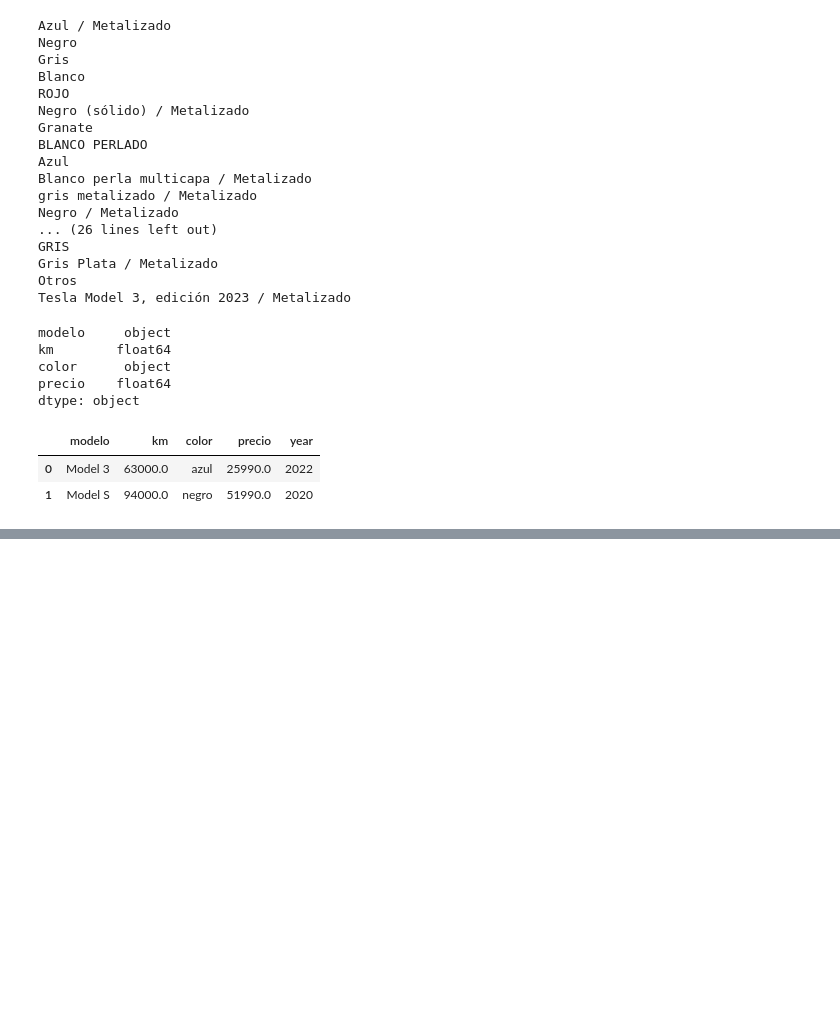
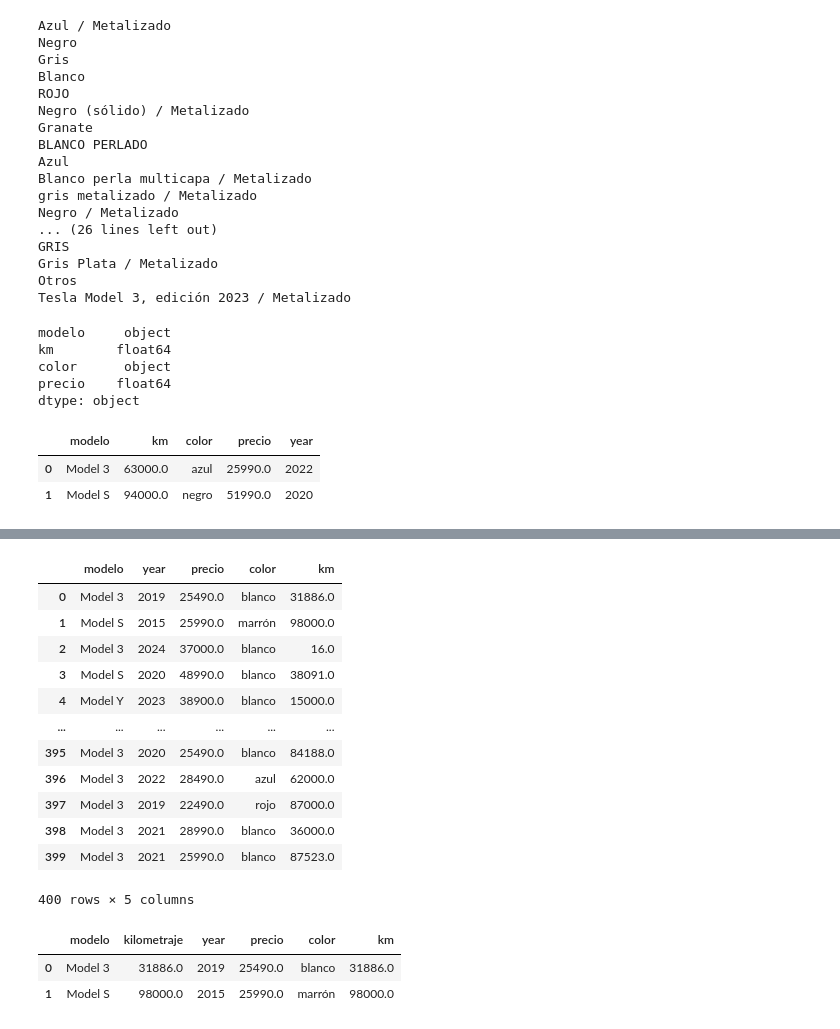
Before and after one commit to ManuelRodrSha/proyecto_tesla, a Jupyter notebook: src/limpiado_datos.ipynb, the cells around one changed output, grey strips where cells are left out. Drawn from its saved outputs; the diff is of its cells as text; code cells hidden in the pictures; blank space fills up the shorter version.

```diff
--- a/src/limpiado_datos.ipynb
+++ b/src/limpiado_datos.ipynb
@@ -236,0 +276,25 @@ df_unido.to_csv("../dataframe/unido_final.csv")
+# %%
+dataframe_autoscout['color'] = dataframe_autoscout['color'].apply(lambda x: "negro" if  "Negro" in x else x)
+dataframe_autoscout['color'] = dataframe_autoscout['color'].apply(lambda x: "marrón"  if "Marrón" in x else x)
+dataframe_autoscout['color'] = dataframe_autoscout['color'].apply(lambda x: "blanco" if "BLANCO" in x else x)
+dataframe_autoscout['color'] = dataframe_autoscout['color'].apply(lambda x: "gris"  if "Gris" in x else x)
+dataframe_autoscout['color'] = dataframe_autoscout['color'].apply(lambda x: "rojo" if "Rojo" in x else x)
+dataframe_autoscout['color'] = dataframe_autoscout['color'].apply(lambda x: "blanco" if "Blanco" in x else x)
+dataframe_autoscout['color'] = dataframe_autoscout['color'].apply(lambda x: "azul" if "Azul" in x else x)
+dataframe_autoscout['color'] = dataframe_autoscout['color'].apply(lambda x: "blanco" if "Otros" in x else x)
+dataframe_autoscout['color'] = dataframe_autoscout['color'].apply(lambda x: "gris" if "Plateado" in x else x)
+dataframe_autoscout['color'] = dataframe_autoscout['color'].apply(lambda x: "blanco" if "No especificado" in x else x)
+dataframe_autoscout['color'] = dataframe_autoscout['color'].apply(lambda x: "gris" if "GRIS" in x else x)
+dataframe_autoscout['color'] = dataframe_autoscout['color'].apply(lambda x: "rojo" if "Burdeos" in x else x)
+dataframe_autoscout['color'] = dataframe_autoscout['color'].apply(lambda x: "rojo" if "Granate" in x else x)
+dataframe_autoscout['color'] = dataframe_autoscout['color'].apply(lambda x: "gris" if "Metalizado" in x else x)
+# %%
+dataframe_autoscout['precio'] = dataframe_autoscout['precio'].str.replace('.', '')
+dataframe_autoscout['precio'] = dataframe_autoscout['precio'].str.replace(',-', '')
+dataframe_autoscout['kilometraje'] = dataframe_autoscout['kilometraje'].str.replace('.', '')
+dataframe_autoscout['precio'] = dataframe_autoscout['precio'].str.replace('€', '').astype(float)
+
+dataframe_autoscout['kilometraje'] = dataframe_autoscout['kilometraje'].str.replace(' km', '')
+dataframe_autoscout['kilometraje'] = dataframe_autoscout['kilometraje'].apply(lambda x: "0" if  "-" in x else x)
+dataframe_autoscout['kilometraje'] = dataframe_autoscout['kilometraje'].astype(float)
+dataframe_autoscout.dtypes
@@ -236,0 +317,29 @@ df_unido.to_csv("../dataframe/unido_final.csv")
+# %%
+dataframe_autoscout['year'] = dataframe_autoscout['year'].str.split("/").str[1]
+dataframe_autoscout['modelo'] = dataframe_autoscout['modelo'].str.replace('y', 'Y')
+dataframe_autoscout['modelo'] = dataframe_autoscout['modelo'].str.replace('s', 'S')
+dataframe_autoscout['modelo'] = dataframe_autoscout['modelo'].str.replace('x', 'X')
+# %%
+dataframe_autoscout['km'] = dataframe_autoscout['kilometraje']
+# %%
+dataframe_autoscout.drop(columns='kilometraje')
+# %% [output]
+|  | modelo | year | precio | color | km |
+| 0 | Model 3 | 2019 | 25490.0 | blanco | 31886.0 |
+| 1 | Model S | 2015 | 25990.0 | marrón | 98000.0 |
+| 2 | Model 3 | 2024 | 37000.0 | blanco | 16.0 |
+| 3 | Model S | 2020 | 48990.0 | blanco | 38091.0 |
+| 4 | Model Y | 2023 | 38900.0 | blanco | 15000.0 |
+| ... | ... | ... | ... | ... | ... |
+| 395 | Model 3 | 2020 | 25490.0 | blanco | 84188.0 |
+| 396 | Model 3 | 2022 | 28490.0 | azul | 62000.0 |
+| 397 | Model 3 | 2019 | 22490.0 | rojo | 87000.0 |
+| 398 | Model 3 | 2021 | 28990.0 | blanco | 36000.0 |
+| 399 | Model 3 | 2021 | 25990.0 | blanco | 87523.0 |
+400 rows × 5 columns
+# %%
+dataframe_autoscout.head(2)
+# %% [output]
+|  | modelo | kilometraje | year | precio | color | km |
+| 0 | Model 3 | 31886.0 | 2019 | 25490.0 | blanco | 31886.0 |
+| 1 | Model S | 98000.0 | 2015 | 25990.0 | marrón | 98000.0 |
```
Also changed, not shown: parts of 16 cells of this notebook, 4 other files.
